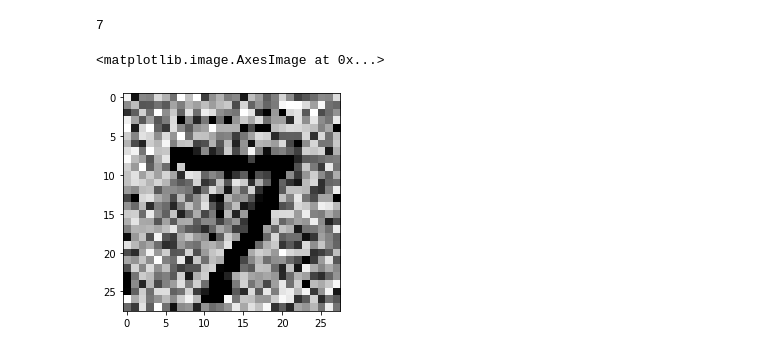
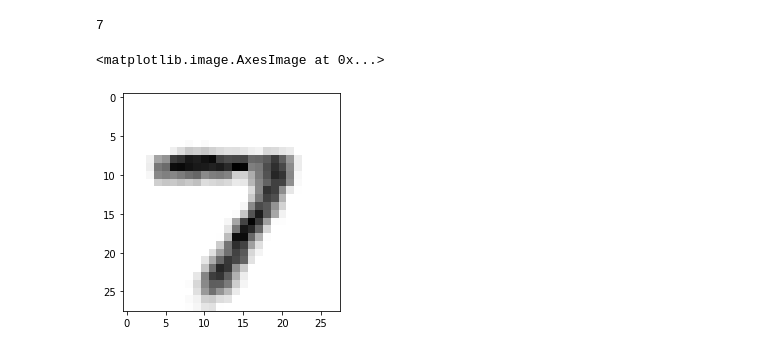
Before and after one commit to ylg619/Streamlit_tf_Demo, a Jupyter notebook: trainer.ipynb, the cells around one changed output. Saved outputs shown, nothing was run; the diff lists cells and outputs as text; code cells hidden in the pictures.

```diff
--- a/trainer.ipynb
+++ b/trainer.ipynb
@@ -185,7 +187,7 @@ model.load_weights('autoencoder_weights.h5')
 # %%
 from PIL import Image
 # %%
-img_test = np.array(Image.open('sample_test_label-7.png'))
+img_test = np.array(Image.open('sample_test_label-7.png').convert("P"))
 img_test.shape
 # %% [output]
 (28, 28)
@@ -198,7 +205,7 @@ np.argmax(classif)
 # %% [output]
 7
 # %%
-plt.imshow(np.expand_dims(img_test/255.,axis=0)[0],cmap='Greys')
+plt.imshow(res_img[0],cmap='Greys')
 # %% [output]
 <matplotlib.image.AxesImage at 0x...>
-[figure, old version]
+[figure, new version]
```
Also changed, not shown: parts of 2 cells of this notebook, 3 other files.
